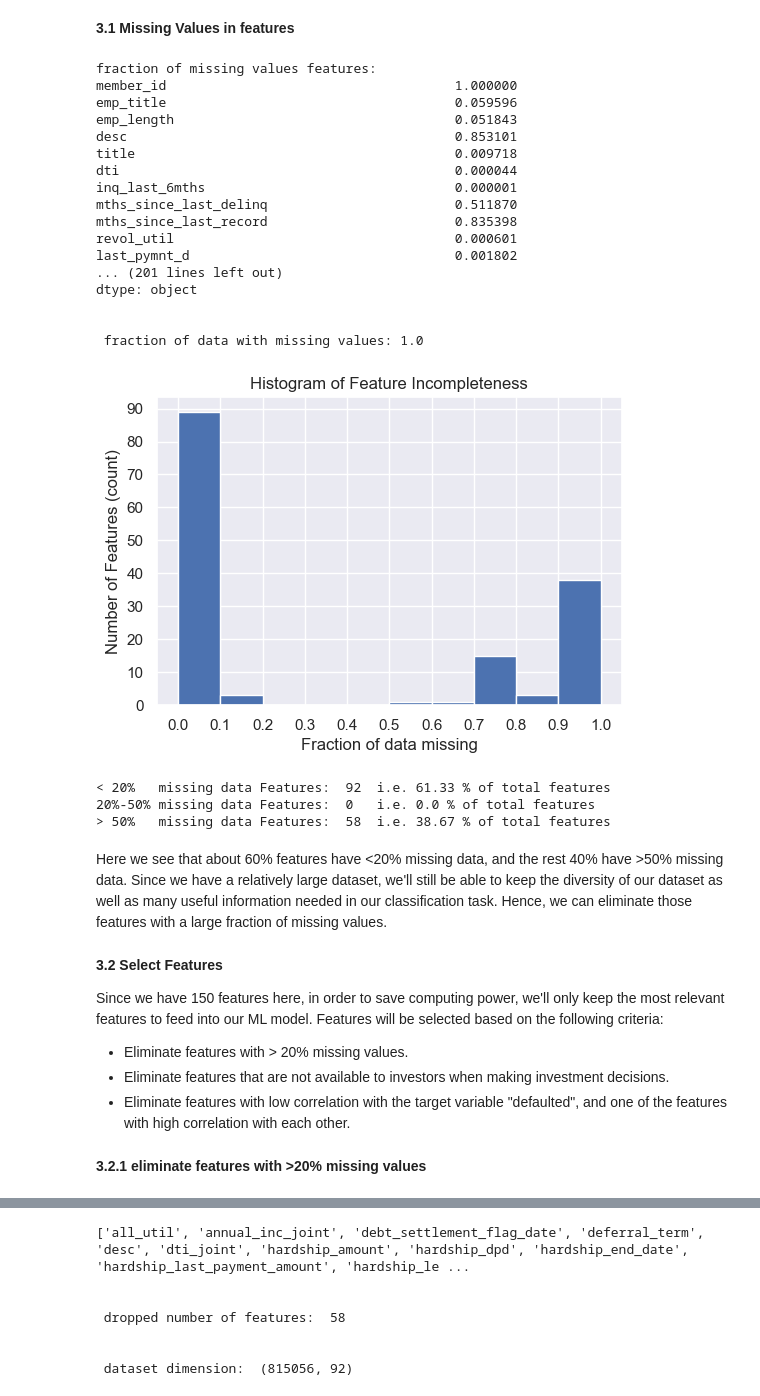
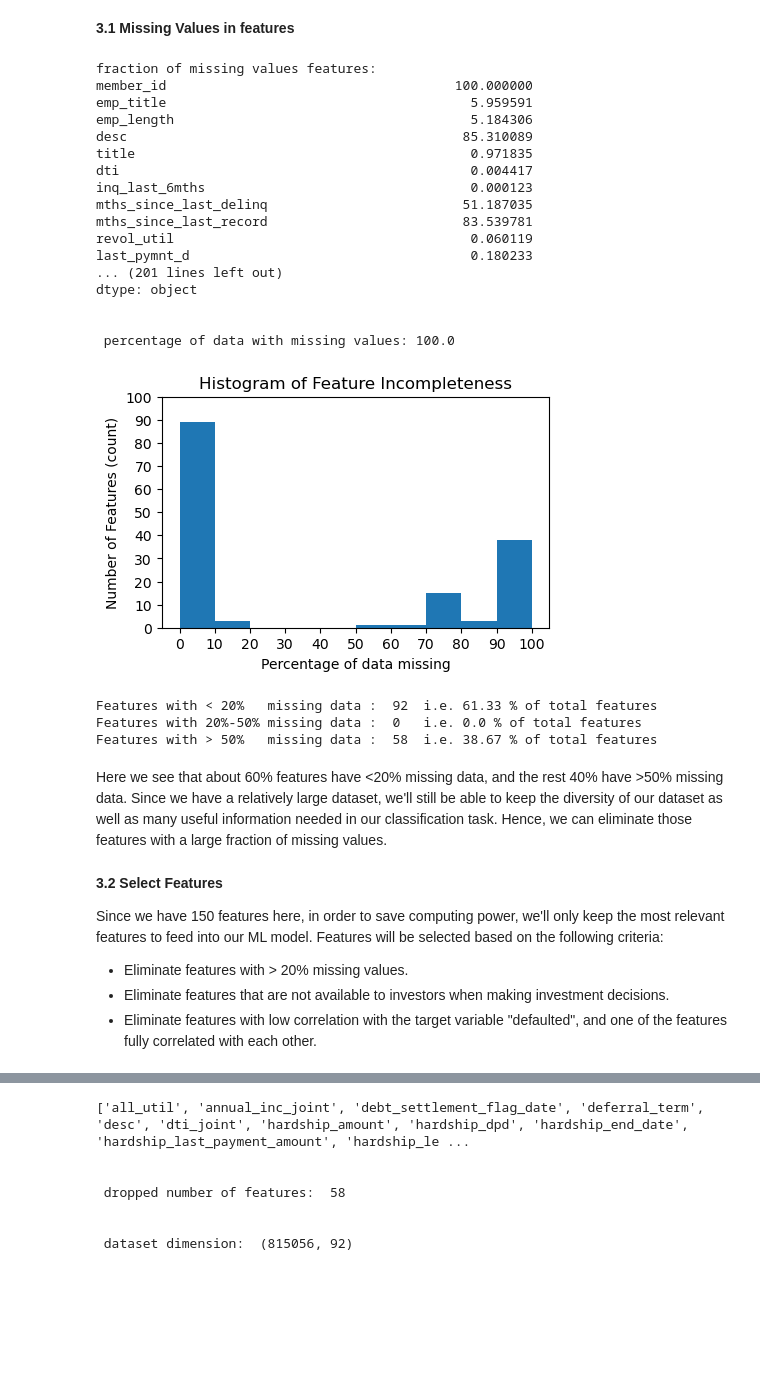
Before and after one commit to yxing12/data1030-load-default-prob, a Jupyter notebook: loan_default_prob.ipynb, the cells around one changed output, grey strips where cells are left out. Drawn from its saved outputs; the diff is of its cells as text; code cells hidden in the pictures; blank space fills up the shorter version.

```diff
--- a/loan_default_prob.ipynb
+++ b/loan_default_prob.ipynb
@@ -138,8 +139,8 @@ We see that about 80% of the loans are fully paid and about 20% have charged off
 # %% [markdown]
 **3.1 Missing Values in features**
 # %%
-perc_missing_per_ftr = df.isnull().sum(axis=0)/df.shape[0]
-frac_data_has_missing = sum(df.isnull().sum(axis=1)!=0)/df.shape[0]
+perc_missing_per_ftr = df.isnull().sum(axis=0)*100/df.shape[0]
+perc_data_has_missing = sum(df.isnull().sum(axis=1)!=0)*100/df.shape[0]
 
 print('fraction of missing values features:')
 print(perc_missing_per_ftr[perc_missing_per_ftr > 0])
@@ -147,48 +148,48 @@ print(perc_missing_per_ftr[perc_missing_per_ftr > 0])
 print('\n\n data types of the features with missing values:')
 print(df[perc_missing_per_ftr[perc_missing_per_ftr > 0].index].dtypes)
 
-print('\n\n fraction of data with missing values:',frac_data_has_missing) # returning 1 -- meaning that all datapoints contain some missing values in features
+print('\n\n percentage of data with missing values:',perc_data_has_missing) # returning 1 -- meaning that all datapoints contain some missing values in features
 # %% [output]
 fraction of missing values features:
-member_id                                     1.000000
-emp_title                                     0.059596
-emp_length                                    0.051843
-desc                                          0.853101
-title                                         0.009718
-dti                                           0.000044
-inq_last_6mths                                0.000001
-mths_since_last_delinq                        0.511870
-mths_since_last_record                        0.835398
-revol_util                                    0.000601
-last_pymnt_d                                  0.001802
+member_id                                     100.000000
+emp_title                                       5.959591
+emp_length                                      5.184306
+desc                                           85.310089
+title                                           0.971835
+dti                                             0.004417
+inq_last_6mths                                  0.000123
+mths_since_last_delinq                         51.187035
+mths_since_last_record                         83.539781
+revol_util                                      0.060119
+last_pymnt_d                                    0.180233
 ... (201 lines left out)
 dtype: object
 
 
- fraction of data with missing values: 1.0
+ percentage of data with missing values: 100.0
 # %%
 perc_missing_per_ftr = perc_missing_per_ftr.sort_values(ascending=False)
 
-plt.figure(figsize=(6,4))
+plt.figure(figsize=(5,3))
 perc_missing_per_ftr.plot.hist(bins=10)
 plt.title('Histogram of Feature Incompleteness')
-plt.xlabel('Fraction of data missing')
+plt.xlabel('Percentage of data missing')
 plt.ylabel('Number of Features (count)')
-plt.xticks(np.arange(0, 1.1, 0.1))
-plt.yticks(np.arange(0, 100, 10));
+plt.xticks(np.arange(0, 105, 10))
+plt.yticks(np.arange(0, 110, 10));
 # %% [output]
-[figure, old version]
+[figure, new version]
 # %%
-small_frac_missing_ftr = sorted(list(perc_missing_per_ftr[perc_missing_per_ftr < 0.2].index))
-mid_frac_missing_ftr = sorted(list(perc_missing_per_ftr[(perc_missing_per_ftr >= 0.2) & (perc_missing_per_ftr <= 0.5)].index))
-large_frac_missing_ftr = sorted(list(perc_missing_per_ftr[perc_missing_per_ftr > 0.5].index))
-print("< 20%   missing data Features: ", len(small_frac_missing_ftr),' i.e.', np.around(len(small_frac_missing_ftr) / 150 *100 ,2) ,'% of total features')
-print("20%-50% missing data Features: ", len(mid_frac_missing_ftr), '  i.e.', np.around(len(mid_frac_missing_ftr) / 150 *100 ,2) ,'% of total features')
-print("> 50%   missing data Features: ", len(large_frac_missing_ftr),' i.e.', np.around(len(large_frac_missing_ftr) / 150 *100 ,2) ,'% of total features')
+small_frac_missing_ftr = sorted(list(perc_missing_per_ftr[perc_missing_per_ftr < 20].index))
+mid_frac_missing_ftr = sorted(list(perc_missing_per_ftr[(perc_missing_per_ftr >= 20) & (perc_missing_per_ftr <= 50)].index))
+large_frac_missing_ftr = sorted(list(perc_missing_per_ftr[perc_missing_per_ftr > 50].index))
+print("Features with < 20%   missing data : ", len(small_frac_missing_ftr),' i.e.', np.around(len(small_frac_missing_ftr) / 150 *100 ,2) ,'% of total features')
+print("Features with 20%-50% missing data : ", len(mid_frac_missing_ftr), '  i.e.', np.around(len(mid_frac_missing_ftr) / 150 *100 ,2) ,'% of total features')
+print("Features with > 50%   missing data : ", len(large_frac_missing_ftr),' i.e.', np.around(len(large_frac_missing_ftr) / 150 *100 ,2) ,'% of total features')
 # %% [output]
-< 20%   missing data Features:  92  i.e. 61.33 % of total features
-20%-50% missing data Features:  0   i.e. 0.0 % of total features
-> 50%   missing data Features:  58  i.e. 38.67 % of total features
+Features with < 20%   missing data :  92  i.e. 61.33 % of total features
+Features with 20%-50% missing data :  0   i.e. 0.0 % of total features
+Features with > 50%   missing data :  58  i.e. 38.67 % of total features
 # %% [markdown]
 Here we see that about 60% features have <20% missing data, and the rest 40% have >50% missing data. Since we have a relatively large dataset, we'll still be able to keep the diversity of our dataset as well as many useful information needed in our classification task. Hence, we can eliminate those features with a large fraction of missing values.
 # %% [markdown]
@@ -197,6 +198,4 @@ Here we see that about 60% features have <20% missing data, and the rest 40% hav
 Since we have 150 features here, in order to save computing power, we'll only keep the most relevant features to feed into our ML model. Features will be selected based on the following criteria:
 - Eliminate features with > 20% missing values.
 - Eliminate features that are not available to investors when making investment decisions.
-- Eliminate features with low correlation with the target variable "defaulted", and one of the features with high correlation with each other.
+- Eliminate features with low correlation with the target variable "defaulted", and one of the features fully correlated with each other.
-# %% [markdown]
-**3.2.1 eliminate features with >20% missing values**
```
Also changed, not shown: parts of 20 cells of this notebook, 1 other file.
